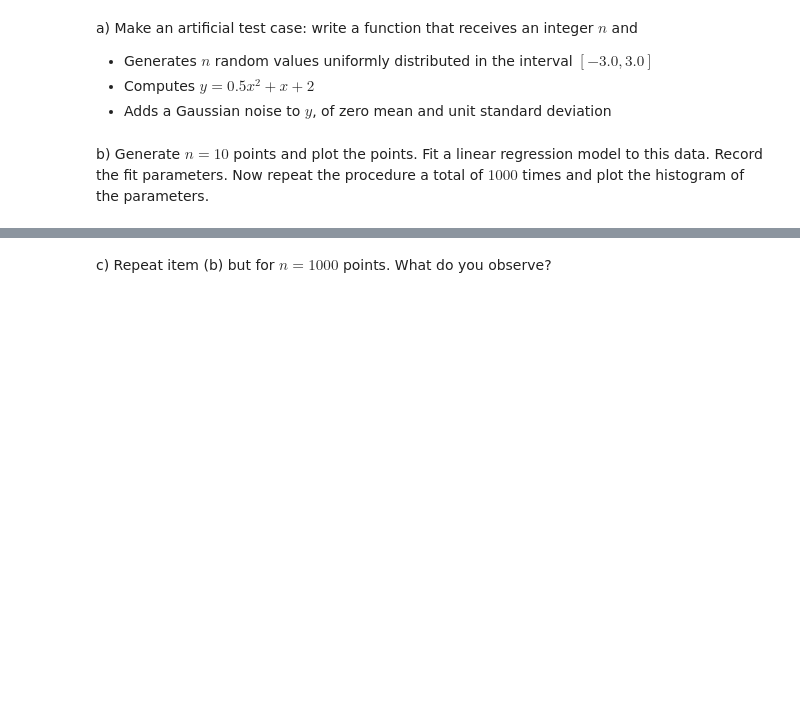
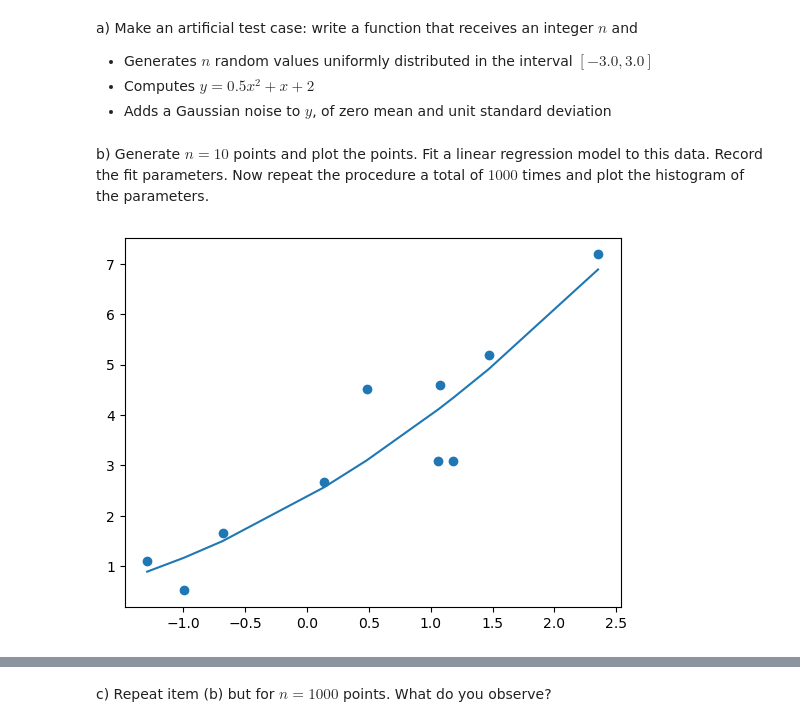
Before and after one commit to LuccaClaro/machine_learning, a Jupyter notebook: labs/04_regression/lab_04_linear_regression.ipynb, the cells around one changed output, grey strips where cells are left out. Drawn from its saved outputs; the diff is of its cells as text; code cells hidden in the pictures; blank space fills up the shorter version.

```diff
--- a/labs/04_regression/lab_04_linear_regression.ipynb
+++ b/labs/04_regression/lab_04_linear_regression.ipynb
@@ -115,10 +97,29 @@ a) Make an artificial test case: write a function that receives an integer $n$ a
 - Computes $y = 0.5 x^2 + x + 2$
 - Adds a Gaussian noise to $y$, of zero mean and unit standard deviation
 # %%
-def a(n):
-    x = np.random.uniform(0, 2, n)
+def a1(n):
+    x = np.random.uniform(-3, 3, n)
     x.sort()
-    y = [(4+3*x1) for x1 in x]
-    return([x,y])
+    y = [(0.5*x1**2 + x1+2) for x1 in x]
+    erro = np.random.normal(0,1,n)
+    y_erro = y+erro
+    return([x,y_erro])
 # %% [markdown]
 b) Generate $n=10$ points and plot the points. Fit a linear regression model to this data. Record the fit parameters. Now repeat the procedure a total of $1000$ times and plot the histogram of the parameters.
+# %%
+from sklearn.preprocessing import PolynomialFeatures
+
+f2 = a1(10)
+poly = PolynomialFeatures(degree=2, include_bias=False)
+poly_features = poly.fit_transform(f2[0].reshape(-1,1))
+model1 = LinearRegression().fit(poly_features, f2[1])
+
+y_pred1 = model1.predict(poly_features)
+
+
+
+plt.scatter(f2[0], f2[1])
+plt.plot(f2[0], y_pred1)
+plt.show()
+# %% [output]
+[figure, added]
```
Also changed, not shown: parts of 4 cells of this notebook.
